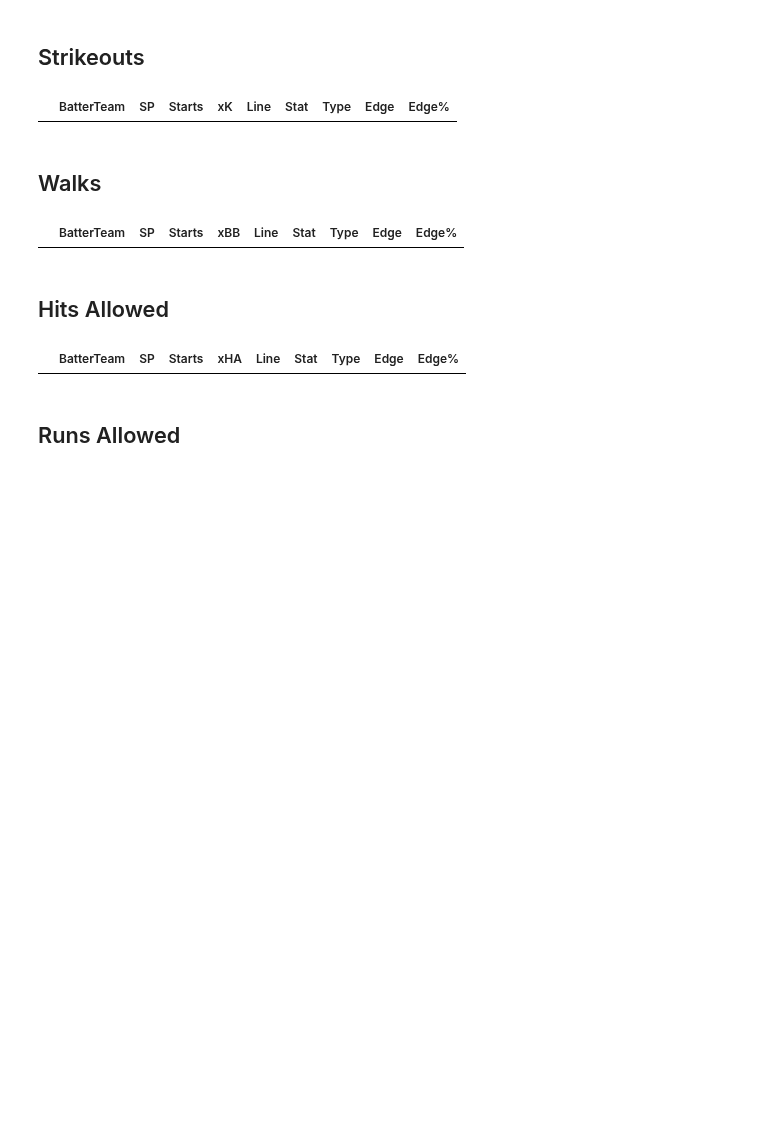
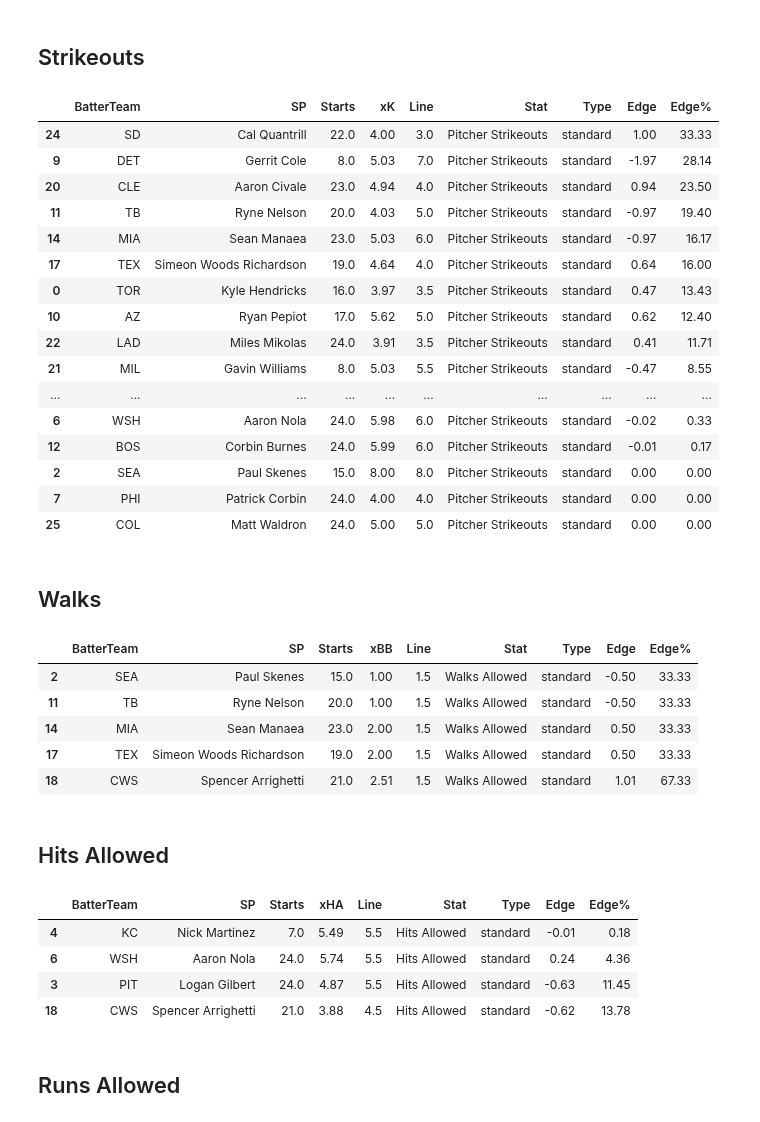
Before and after one commit to Cbkaplinger/Random-Projects, a Jupyter notebook: MLB/DailyPitcherModel/DailyPitcherModelProd.ipynb, the cells around one changed output. Drawn from its saved outputs; the diff is of its cells as text; code cells hidden in the pictures; blank space fills up the shorter version.

```diff
--- a/MLB/DailyPitcherModel/DailyPitcherModelProd.ipynb
+++ b/MLB/DailyPitcherModel/DailyPitcherModelProd.ipynb
@@ -907,19 +885,38 @@ url = 'https://partner-api.prizepicks.com/projections?league_id=2&per_page=1000'
 df = call_endpoint(url, include_new_player_attributes=True)
 
 prizepicks1 = df[["attributes.description", "attributes.line_score", "attributes.odds_type", "attributes.stat_type", "attributes.name", "attributes.position", "attributes.team"]]
-prizepicks1 = prizepicks1[(prizepicks1["attributes.position"] == "P") & ((prizepicks1["attributes.odds_type"] == "standard") | (prizepicks1["attributes.odds_type"] == "goblin") | (prizepicks1["attributes.odds_type"] == "demon"))].drop(columns = "attributes.position")
+prizepicks1 = prizepicks1[(prizepicks1["attributes.position"] == "P") &
+                          ((prizepicks1["attributes.odds_type"] == "standard") |
+                           (prizepicks1["attributes.odds_type"] == "goblin") |
+                           (prizepicks1["attributes.odds_type"] == "demon"))].drop(columns = "attributes.position")
 prizepicks2 = prizepicks1.rename(columns={'attributes.name': 'SP', 'attributes.description': 'BatterTeam', 'attributes.team': 'PitcherTeam',  "attributes.line_score": "Line", "attributes.stat_type": "Stat", "attributes.odds_type": "Type"})
 # %% [markdown]
 ## Strikeouts
 # %%
 StrikeoutLine = prizepicks2[(prizepicks2["Stat"] == "Pitcher Strikeouts") & (prizepicks2["Type"] == "standard")]
 Strikeouts1 = TodaysData3[["BatterTeam", "SP", "Starts", "xK"]]
 Strikeouts2 = pd.merge(Strikeouts1, StrikeoutLine[["SP", "Line", "Stat", "Type"]], left_on = ['SP'], right_on = ['SP'], how = 'left').dropna()
 Strikeouts2["Edge"] = Strikeouts2["xK"] - Strikeouts2["Line"]
 Strikeouts2["Edge%"] = abs(Strikeouts2["Edge"] / Strikeouts2["Line"]) * 100
-Strikeouts2.sort_values("Edge%").round(2)
+Strikeouts2.sort_values("Edge%", ascending = False).round(2)
 # %% [output]
 |  | BatterTeam | SP | Starts | xK | Line | Stat | Type | Edge | Edge% |
+| 24 | SD | Cal Quantrill | 22.0 | 4.00 | 3.0 | Pitcher Strikeouts | standard | 1.00 | 33.33 |
+| 9 | DET | Gerrit Cole | 8.0 | 5.03 | 7.0 | Pitcher Strikeouts | standard | -1.97 | 28.14 |
+| 20 | CLE | Aaron Civale | 23.0 | 4.94 | 4.0 | Pitcher Strikeouts | standard | 0.94 | 23.50 |
+| 11 | TB | Ryne Nelson | 20.0 | 4.03 | 5.0 | Pitcher Strikeouts | standard | -0.97 | 19.40 |
+| 14 | MIA | Sean Manaea | 23.0 | 5.03 | 6.0 | Pitcher Strikeouts | standard | -0.97 | 16.17 |
+| 17 | TEX | Simeon Woods Richardson | 19.0 | 4.64 | 4.0 | Pitcher Strikeouts | standard | 0.64 | 16.00 |
+| 0 | TOR | Kyle Hendricks | 16.0 | 3.97 | 3.5 | Pitcher Strikeouts | standard | 0.47 | 13.43 |
+| 10 | AZ | Ryan Pepiot | 17.0 | 5.62 | 5.0 | Pitcher Strikeouts | standard | 0.62 | 12.40 |
+| 22 | LAD | Miles Mikolas | 24.0 | 3.91 | 3.5 | Pitcher Strikeouts | standard | 0.41 | 11.71 |
+| 21 | MIL | Gavin Williams | 8.0 | 5.03 | 5.5 | Pitcher Strikeouts | standard | -0.47 | 8.55 |
+| ... | ... | ... | ... | ... | ... | ... | ... | ... | ... |
+| 6 | WSH | Aaron Nola | 24.0 | 5.98 | 6.0 | Pitcher Strikeouts | standard | -0.02 | 0.33 |
+| 12 | BOS | Corbin Burnes | 24.0 | 5.99 | 6.0 | Pitcher Strikeouts | standard | -0.01 | 0.17 |
+| 2 | SEA | Paul Skenes | 15.0 | 8.00 | 8.0 | Pitcher Strikeouts | standard | 0.00 | 0.00 |
+| 7 | PHI | Patrick Corbin | 24.0 | 4.00 | 4.0 | Pitcher Strikeouts | standard | 0.00 | 0.00 |
+| 25 | COL | Matt Waldron | 24.0 | 5.00 | 5.0 | Pitcher Strikeouts | standard | 0.00 | 0.00 |
 # %% [markdown]
 ## Walks
 # %%
@@ -931,6 +928,11 @@ Walks2["Edge%"] = abs(Walks2["Edge"] / Walks2["Line"]) * 100
 Walks2.sort_values("Edge%").round(2)
 # %% [output]
 |  | BatterTeam | SP | Starts | xBB | Line | Stat | Type | Edge | Edge% |
+| 2 | SEA | Paul Skenes | 15.0 | 1.00 | 1.5 | Walks Allowed | standard | -0.50 | 33.33 |
+| 11 | TB | Ryne Nelson | 20.0 | 1.00 | 1.5 | Walks Allowed | standard | -0.50 | 33.33 |
+| 14 | MIA | Sean Manaea | 23.0 | 2.00 | 1.5 | Walks Allowed | standard | 0.50 | 33.33 |
+| 17 | TEX | Simeon Woods Richardson | 19.0 | 2.00 | 1.5 | Walks Allowed | standard | 0.50 | 33.33 |
+| 18 | CWS | Spencer Arrighetti | 21.0 | 2.51 | 1.5 | Walks Allowed | standard | 1.01 | 67.33 |
 # %% [markdown]
 ## Hits Allowed
 # %%
@@ -943,6 +945,10 @@ Hits2["Edge%"] = abs(Hits2["Edge"] / Hits2["Line"]) * 100
 Hits2.sort_values("Edge%").round(2)
 # %% [output]
 |  | BatterTeam | SP | Starts | xHA | Line | Stat | Type | Edge | Edge% |
+| 4 | KC | Nick Martinez | 7.0 | 5.49 | 5.5 | Hits Allowed | standard | -0.01 | 0.18 |
+| 6 | WSH | Aaron Nola | 24.0 | 5.74 | 5.5 | Hits Allowed | standard | 0.24 | 4.36 |
+| 3 | PIT | Logan Gilbert | 24.0 | 4.87 | 5.5 | Hits Allowed | standard | -0.63 | 11.45 |
+| 18 | CWS | Spencer Arrighetti | 21.0 | 3.88 | 4.5 | Hits Allowed | standard | -0.62 | 13.78 |
 # %% [markdown]
 ## Runs Allowed
 # %%
```
Also changed, not shown: parts of 8 cells of this notebook, 4 other files.
